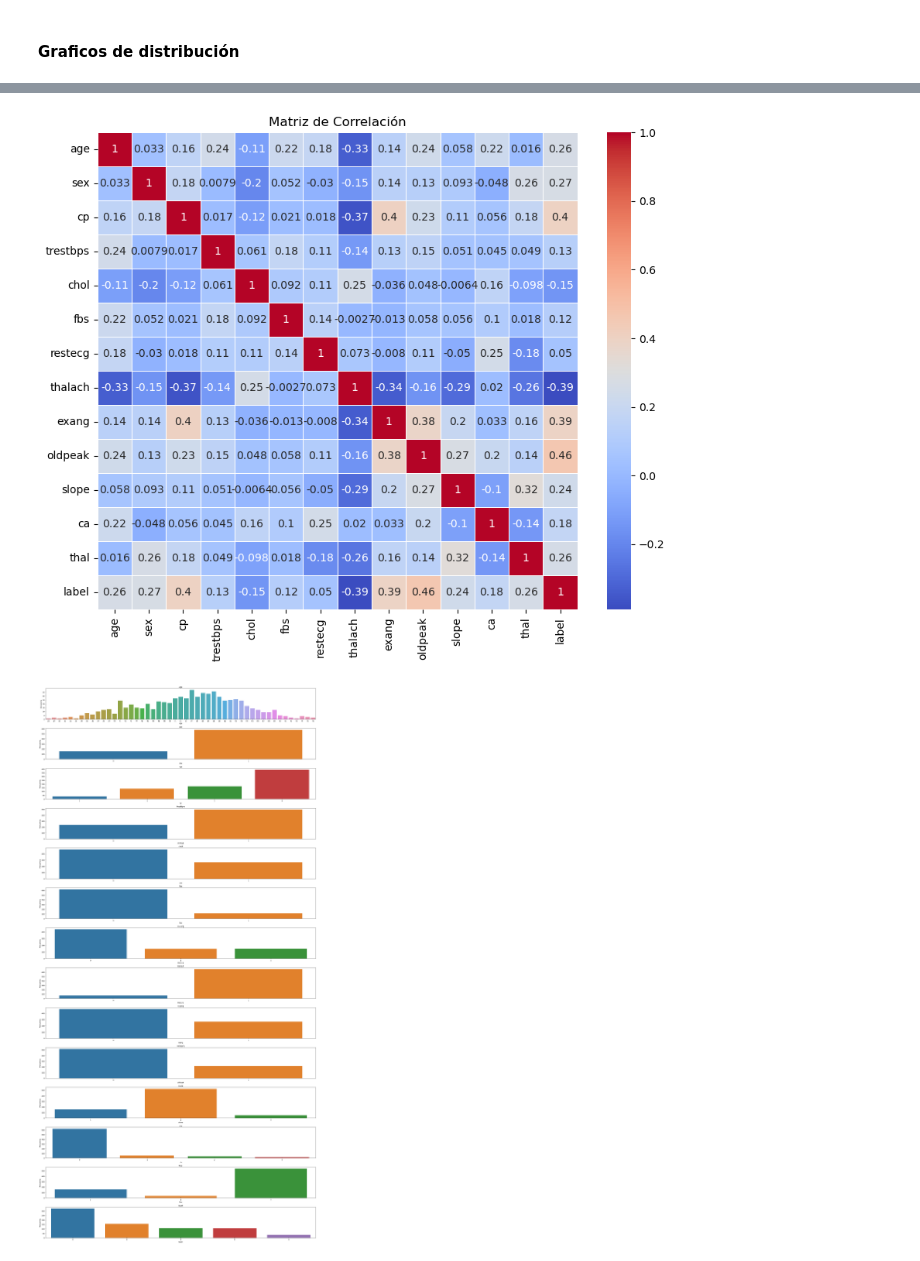
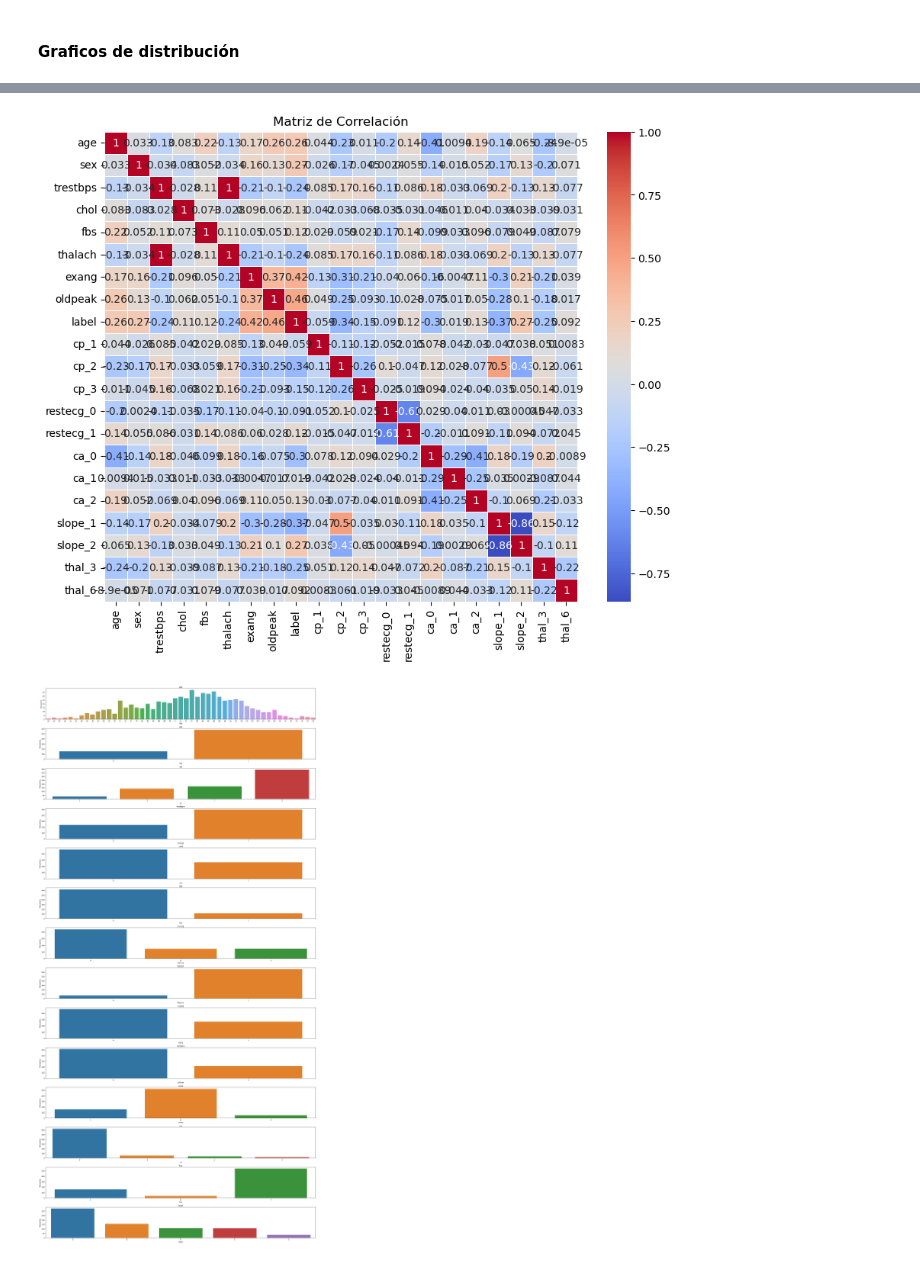
Before and after one commit to cmarty02/DATACADABRA_DataProject_3, a Jupyter notebook: data_raw/Data_Project_3_Cris.ipynb, the cells around one changed output, grey strips where cells are left out. Saved outputs shown, nothing was run; the diff lists cells and outputs as text; code cells hidden in the pictures.

```diff
--- a/data_raw/Data_Project_3_Cris.ipynb
+++ b/data_raw/Data_Project_3_Cris.ipynb
@@ -672,7 +672,7 @@ train_copy_b['slope']
 Name: slope, Length: 732, dtype: int64
 # %%
 # Step 1: Calculate the mode 'ca' for each age
-mode_ca_by_age = train_copy_b.groupby('age')['ca'].apply(lambda x: x.mode().iloc[0] if not x.mode().empty else None)
+mode_ca_by_age = train_copy_b.groupby('age')['ca'].max()
 
 # Step 2: Fill in the missing values in the 'ca' column with the corresponding mode value based on age
 def fill_missing_ca(row):
@@ -758,7 +758,7 @@ dtype: int64
 ##### **Opcion 3** - KNN (K-Nearest Neighbors): imputa los valores faltantes utilizando los valores de las observaciones más similares en función de otras variables. Calcula los vecinos más cercanos y usar sus valores para imputar los valores faltantes. Se aplica solo a variables float
 # %%
 
-train_copy_knn =  train.copy()
+train_copy_knn =  train_copy_b.copy()
 
 # Imputar valores faltantes para variables float
 numeric_imputer = KNNImputer()
@@ -1055,26 +1075,26 @@ df_dummy
 # %%
 import pandas as pd
 import seaborn as sns
 import matplotlib.pyplot as plt
 import numpy as np
 
 
 # Calcular la matriz de correlación
-correlation_matrix = train_copy_knn.corr()
+correlation_matrix = df_dummy.corr()
 
 # Definir el umbral de correlación
 threshold = 0
 
 # Crear un mapa de calor de la matriz de correlación
 plt.figure(figsize=(10, 8))
 sns.heatmap(correlation_matrix, annot=True, cmap='coolwarm', linewidths=0.5,
             mask=np.abs(correlation_matrix) <= threshold)  # Solo muestra las celdas con correlación mayor que el umbral
 plt.title('Matriz de Correlación')
 
 # Mostrar el mapa de calor
 plt.show()
 # %% [output]
-[figure, old version]
+[figure, new version]
 # %%
 import numpy as np
 import matplotlib.pyplot as plt
```
Also changed, not shown: parts of 20 cells of this notebook, 2 other files.
